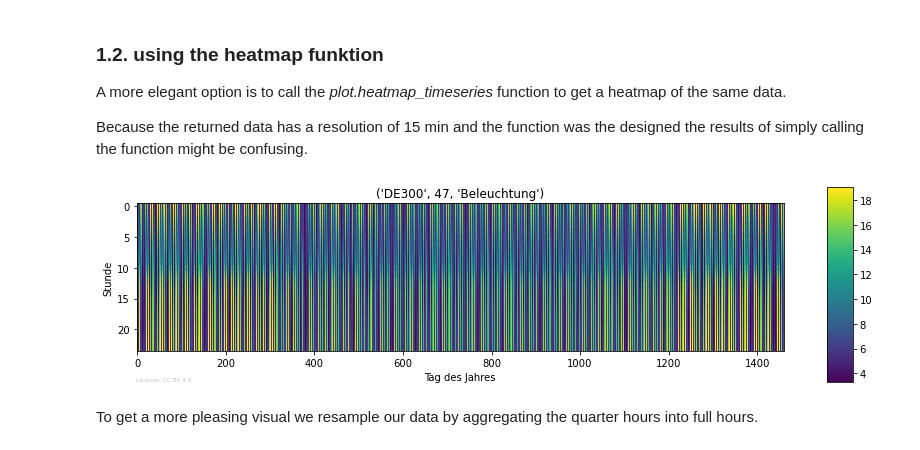
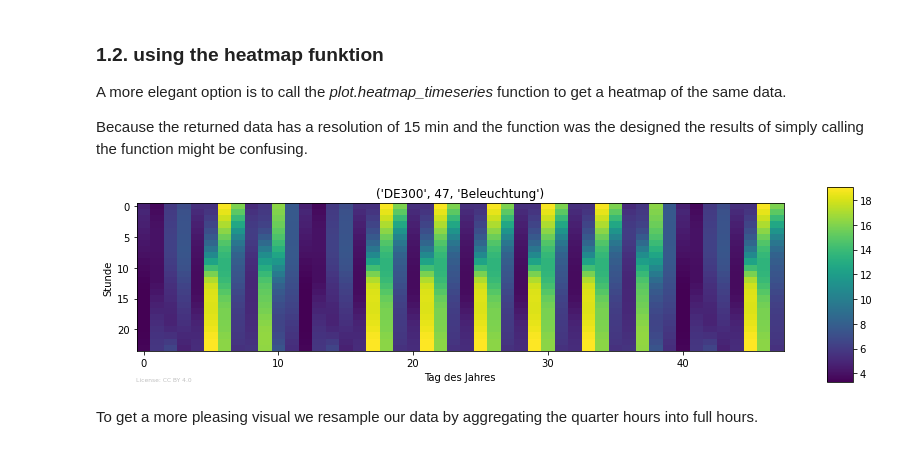
Before and after one commit to DemandRegioTeam/disaggregator, a Jupyter notebook: XX_Demo_application_disaggregations.ipynb, the cells around one changed output. Saved outputs shown, nothing was run; the diff lists cells and outputs as text; code cells hidden in the pictures.

```diff
--- a/XX_Demo_application_disaggregations.ipynb
+++ b/XX_Demo_application_disaggregations.ipynb
@@ -190,9 +190,9 @@ A more elegant option is to call the *plot.heatmap_timeseries* function to get a
 
 Because the returned data has a resolution of 15 min and the function was the designed the results of simply calling the function might be confusing.
 # %%
-fig, ax = plot.heatmap_timeseries(temp_power_CTS_detailed["DE300", 47, "Beleuchtung"])
+fig, ax = plot.heatmap_timeseries(temp_power_CTS_detailed["DE300", 47, "Beleuchtung"].head(1152))
 # %% [output]
-[figure, old version]
+[figure, new version]
 # %% [markdown]
 To get a more pleasing visual we resample our data by aggregating the quarter hours into full hours.
 # %%
```
Also changed, not shown: parts of 3 cells of this notebook, 1 other file.
